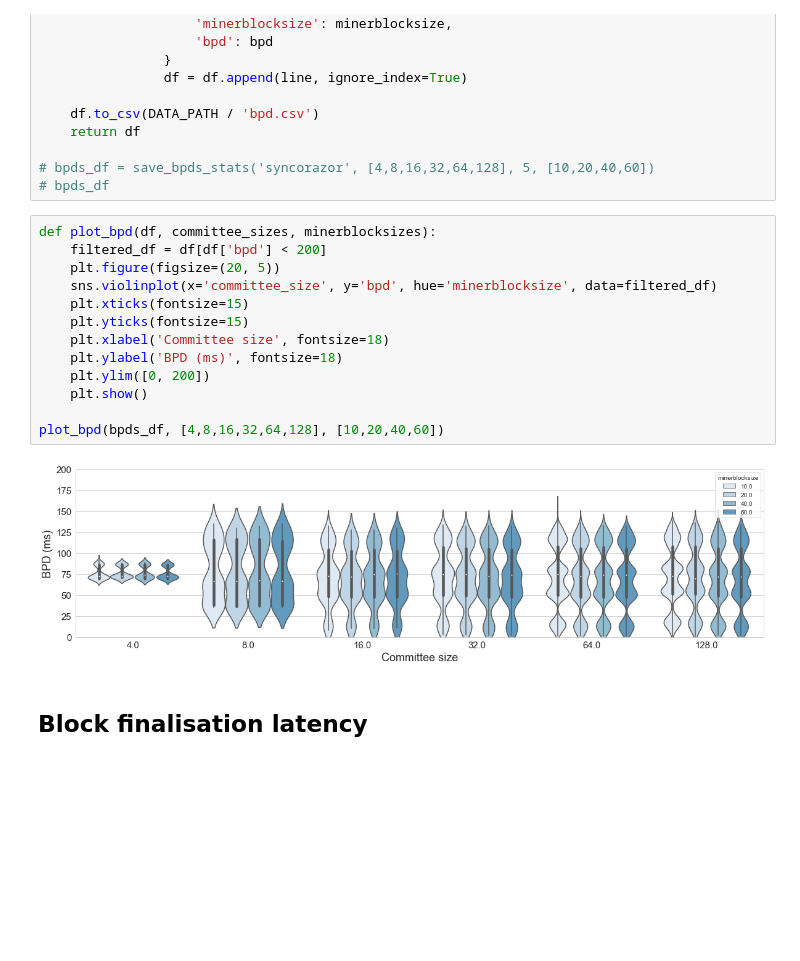
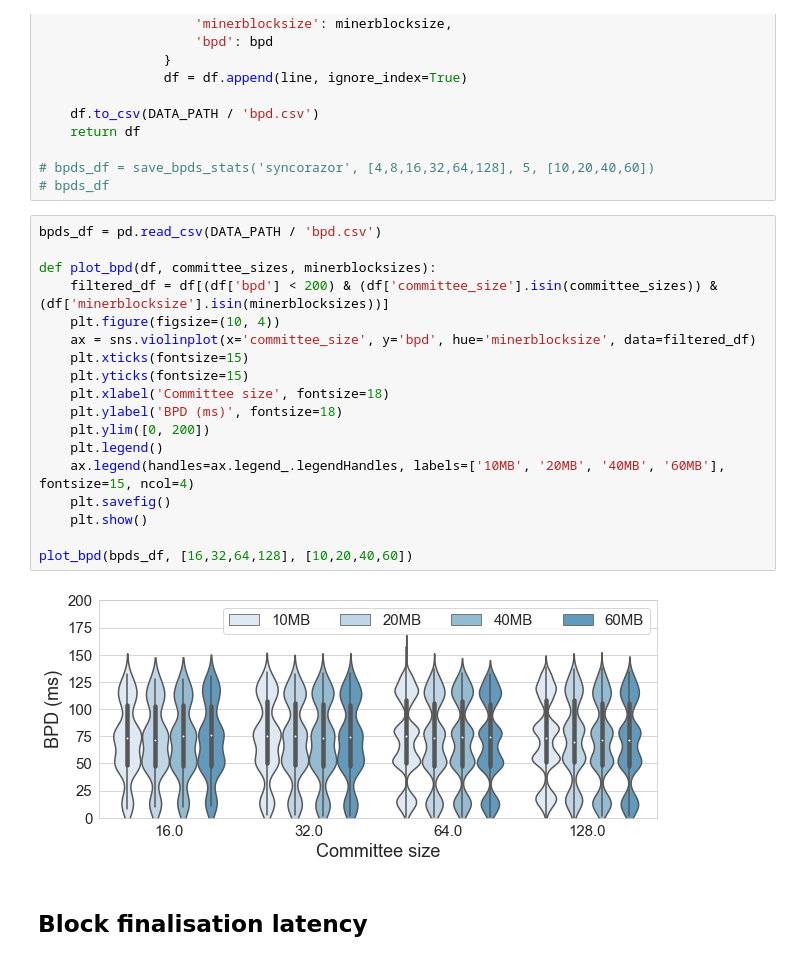
Before and after one commit to SebastianElvis/ebft, a Jupyter notebook: evaluation/analysis.ipynb, the cells around one changed output. Drawn from its saved outputs; the diff is of its cells as text; blank space fills up the shorter version.

```diff
--- a/evaluation/analysis.ipynb
+++ b/evaluation/analysis.ipynb
@@ -166,20 +167,25 @@ def save_bpds_stats(extension, committee_sizes, latency, minerblocksizes):
 # bpds_df = save_bpds_stats('syncorazor', [4,8,16,32,64,128], 5, [10,20,40,60])
 # bpds_df
 # %%
+bpds_df = pd.read_csv(DATA_PATH / 'bpd.csv')
+
 def plot_bpd(df, committee_sizes, minerblocksizes):
-    filtered_df = df[df['bpd'] < 200]
-    plt.figure(figsize=(20, 5))
-    sns.violinplot(x='committee_size', y='bpd', hue='minerblocksize', data=filtered_df)
+    filtered_df = df[(df['bpd'] < 200) & (df['committee_size'].isin(committee_sizes)) & (df['minerblocksize'].isin(minerblocksizes))]
+    plt.figure(figsize=(10, 4))
+    ax = sns.violinplot(x='committee_size', y='bpd', hue='minerblocksize', data=filtered_df)
     plt.xticks(fontsize=15)
     plt.yticks(fontsize=15)
     plt.xlabel('Committee size', fontsize=18)
     plt.ylabel('BPD (ms)', fontsize=18)
     plt.ylim([0, 200])
+    plt.legend()
+    ax.legend(handles=ax.legend_.legendHandles, labels=['10MB', '20MB', '40MB', '60MB'], fontsize=15, ncol=4)
+    plt.savefig()
     plt.show()
 
-plot_bpd(bpds_df, [4,8,16,32,64,128], [10,20,40,60])
+plot_bpd(bpds_df, [16,32,64,128], [10,20,40,60])
 # %% [output]
-[figure, old version]
+[figure, new version]
 # %% [markdown]
 ## Block finalisation latency
 # %%
```
Also changed, not shown: parts of 8 cells of this notebook, 2 other files.
